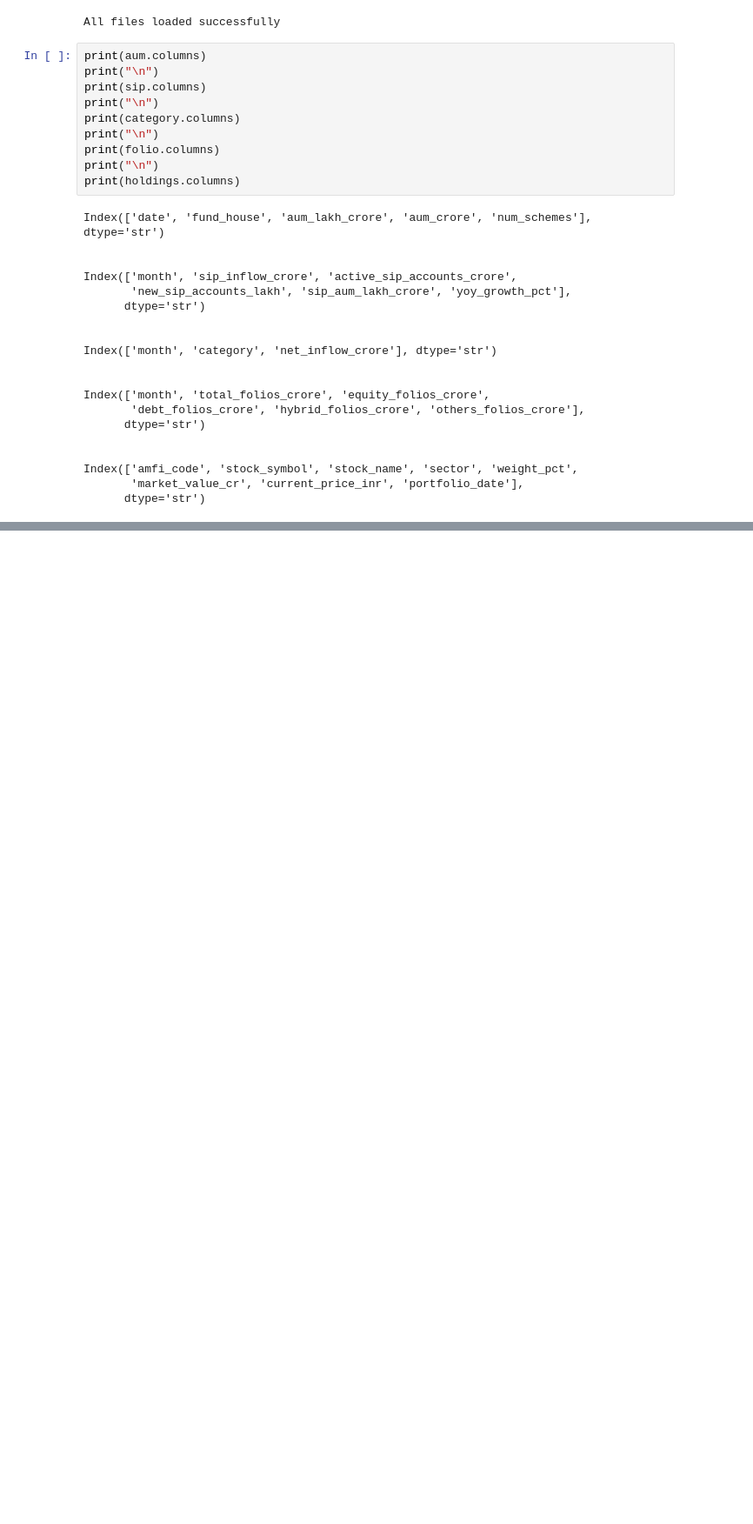
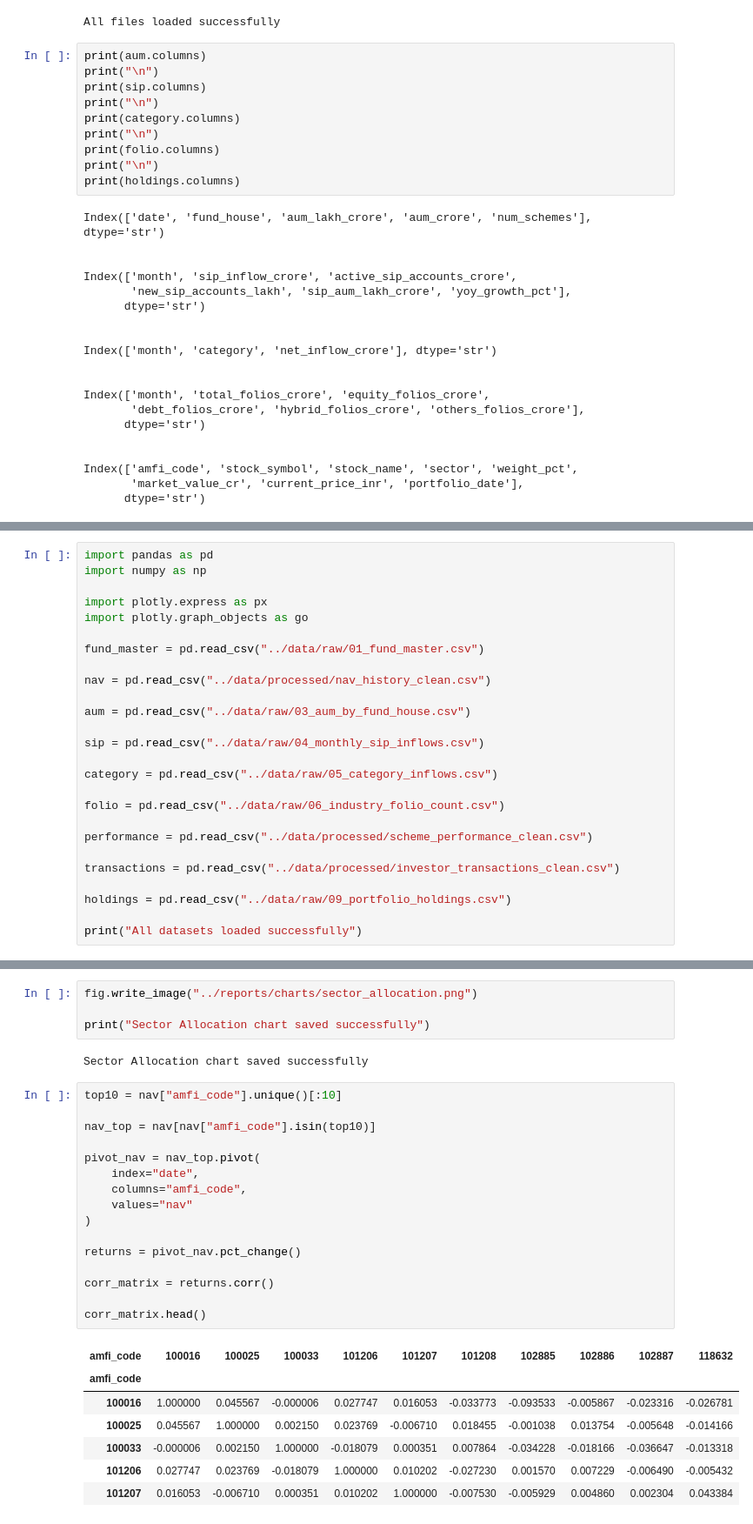
Before and after one commit to bhavya110706/bluestock-mf-capstone, a Jupyter notebook: notebooks/03_EDA_Analysis.ipynb, the cells around one changed output, grey strips where cells are left out. Shown at 87% size. Saved outputs shown, nothing was run; the diff lists cells and outputs as text; blank space fills up the shorter version.

Commit message:
Day 4: Performance Analytics completed

```diff
--- a/notebooks/03_EDA_Analysis.ipynb
+++ b/notebooks/03_EDA_Analysis.ipynb
@@ -64,0 +77,26 @@ fig.show()
+# %%
+import pandas as pd
+import numpy as np
+
+import plotly.express as px
+import plotly.graph_objects as go
+
+fund_master = pd.read_csv("../data/raw/01_fund_master.csv")
+
+nav = pd.read_csv("../data/processed/nav_history_clean.csv")
+
+aum = pd.read_csv("../data/raw/03_aum_by_fund_house.csv")
+
+sip = pd.read_csv("../data/raw/04_monthly_sip_inflows.csv")
+
+category = pd.read_csv("../data/raw/05_category_inflows.csv")
+
+folio = pd.read_csv("../data/raw/06_industry_folio_count.csv")
+
+performance = pd.read_csv("../data/processed/scheme_performance_clean.csv")
+
+transactions = pd.read_csv("../data/processed/investor_transactions_clean.csv")
+
+holdings = pd.read_csv("../data/raw/09_portfolio_holdings.csv")
+
+print("All datasets loaded successfully")
@@ -64,0 +350,30 @@ fig.show()
+# %%
+fig.write_image("../reports/charts/sector_allocation.png")
+
+print("Sector Allocation chart saved successfully")
+# %% [output]
+Sector Allocation chart saved successfully
+# %%
+top10 = nav["amfi_code"].unique()[:10]
+
+nav_top = nav[nav["amfi_code"].isin(top10)]
+
+pivot_nav = nav_top.pivot(
+    index="date",
+    columns="amfi_code",
+    values="nav"
+)
+
+returns = pivot_nav.pct_change()
+
+corr_matrix = returns.corr()
+
+corr_matrix.head()
+# %% [output]
+| amfi_code | 100016 | 100025 | 100033 | 101206 | 101207 | 101208 | 102885 | 102886 | 102887 | 118632 |
+| amfi_code |  |  |  |  |  |  |  |  |  |  |
+| 100016 | 1.000000 | 0.045567 | -0.000006 | 0.027747 | 0.016053 | -0.033773 | -0.093533 | -0.005867 | -0.023316 | -0.026781 |
+| 100025 | 0.045567 | 1.000000 | 0.002150 | 0.023769 | -0.006710 | 0.018455 | -0.001038 | 0.013754 | -0.005648 | -0.014166 |
+| 100033 | -0.000006 | 0.002150 | 1.000000 | -0.018079 | 0.000351 | 0.007864 | -0.034228 | -0.018166 | -0.036647 | -0.013318 |
+| 101206 | 0.027747 | 0.023769 | -0.018079 | 1.000000 | 0.010202 | -0.027230 | 0.001570 | 0.007229 | -0.006490 | -0.005432 |
+| 101207 | 0.016053 | -0.006710 | 0.000351 | 0.010202 | 1.000000 | -0.007530 | -0.005929 | 0.004860 | 0.002304 | 0.043384 |
```
Also changed, not shown: parts of 36 cells of this notebook, 9 other files.
